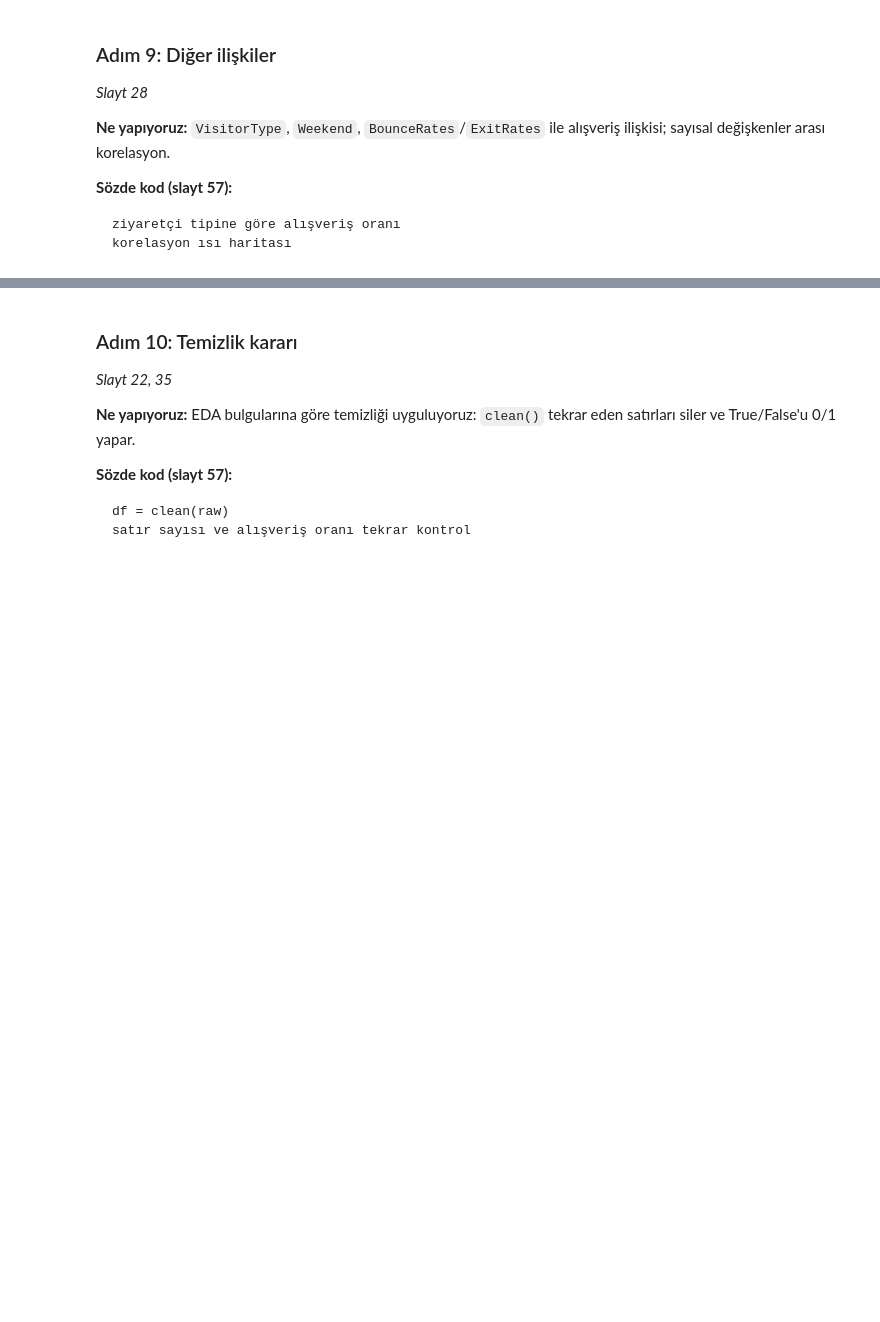
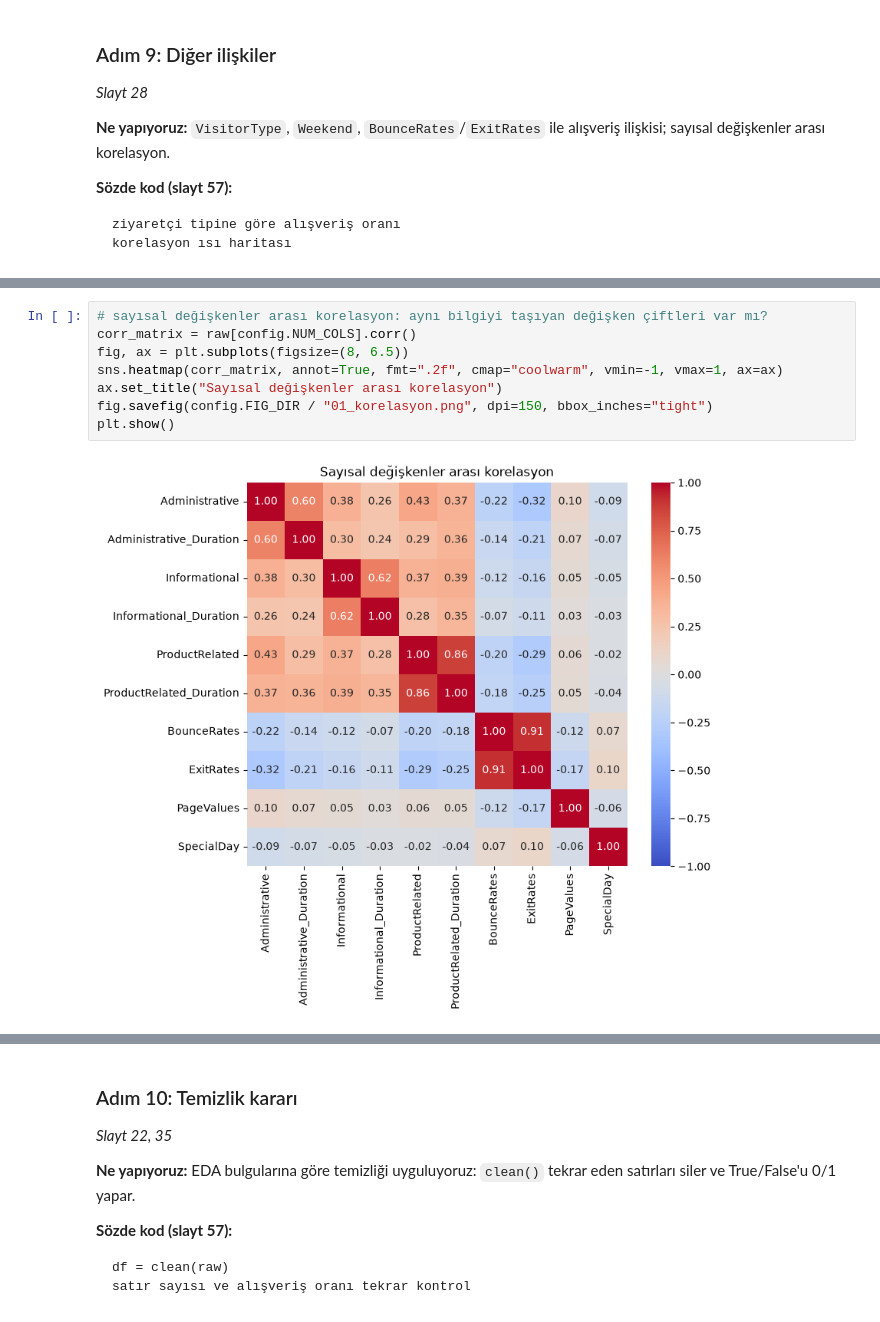
Before and after one commit to kayaalpismail1221-glitch/Ml_al-veri-_projesi, a Jupyter notebook: notebooks/01_eda.ipynb, the cells around one changed output, grey strips where cells are left out. Saved outputs shown, nothing was run; the diff lists cells and outputs as text; blank space fills up the shorter version.

```diff
--- a/notebooks/01_eda.ipynb
+++ b/notebooks/01_eda.ipynb
@@ -507,0 +537,10 @@ korelasyon ısı haritası
+# %%
+# sayısal değişkenler arası korelasyon: aynı bilgiyi taşıyan değişken çiftleri var mı?
+corr_matrix = raw[config.NUM_COLS].corr()
+fig, ax = plt.subplots(figsize=(8, 6.5))
+sns.heatmap(corr_matrix, annot=True, fmt=".2f", cmap="coolwarm", vmin=-1, vmax=1, ax=ax)
+ax.set_title("Sayısal değişkenler arası korelasyon")
+fig.savefig(config.FIG_DIR / "01_korelasyon.png", dpi=150, bbox_inches="tight")
+plt.show()
+# %% [output]
+[figure, added]
```
Also changed, not shown: parts of 3 cells of this notebook, 2 other files.
